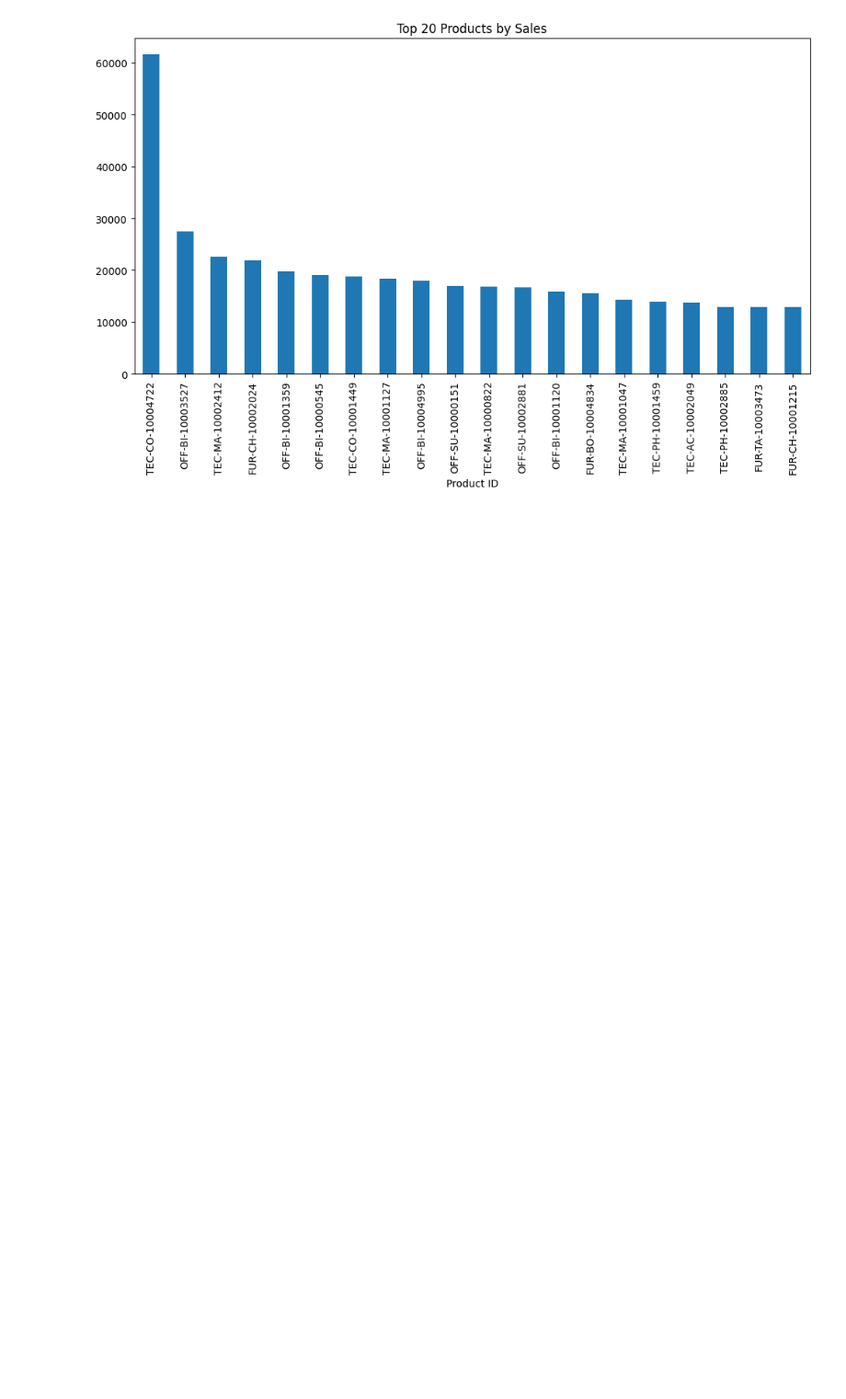
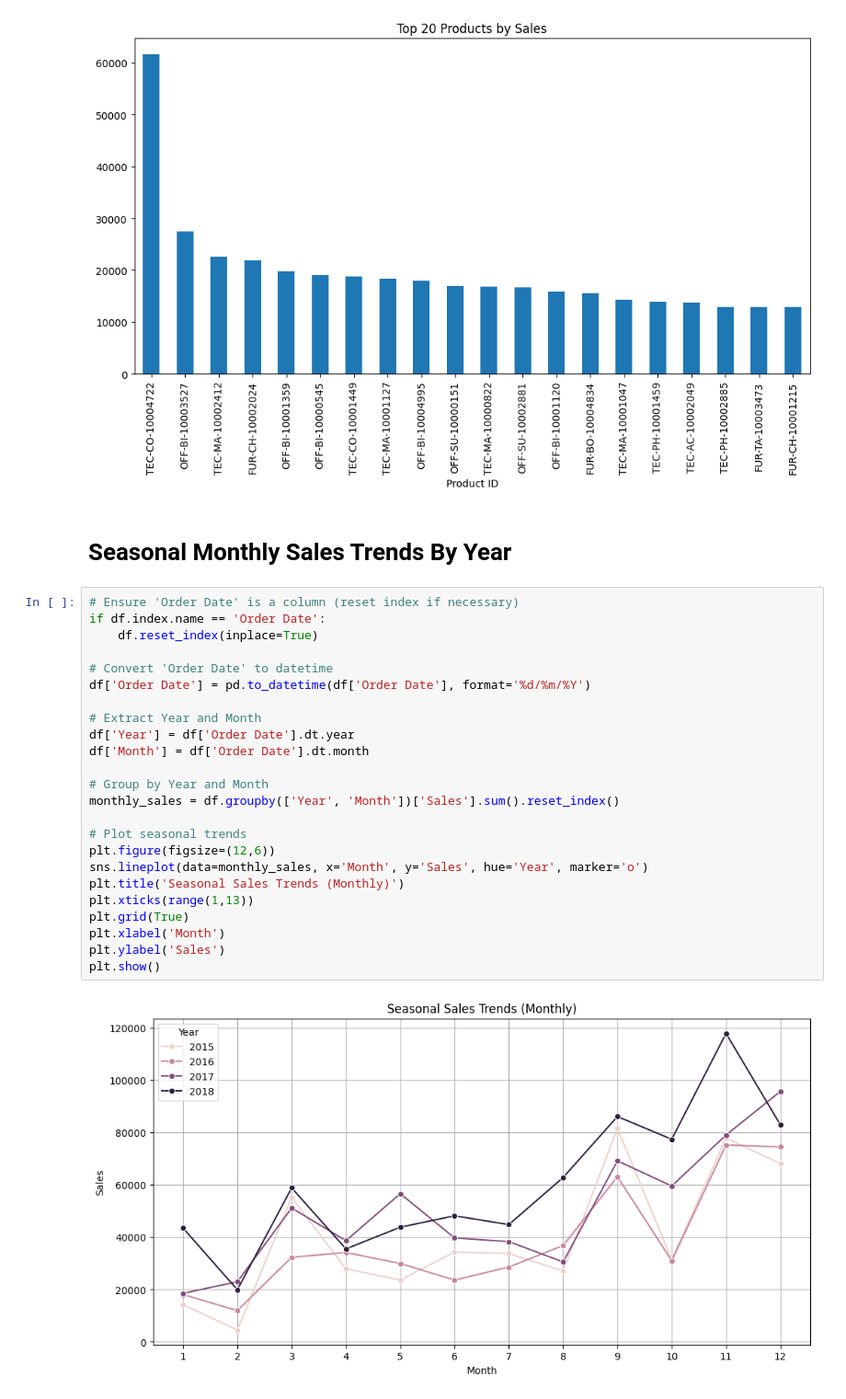
Before and after one commit to sulemantech/sales-forecasting-ml, a Jupyter notebook: sales-forecating.ipynb, the cells around one changed output. Shown at 92% size. Saved outputs shown, nothing was run; the diff lists cells and outputs as text; blank space fills up the shorter version.

```diff
--- a/sales-forecating.ipynb
+++ b/sales-forecating.ipynb
@@ -100,3 +127,31 @@ top_products.plot(kind='bar', figsize=(12,6), title='Top 20 Products by Sales')
 # %% [output]
 <Axes: title={'center': 'Top 20 Products by Sales'}, xlabel='Product ID'>
 [figure]
+# %% [markdown]
+# Seasonal Monthly Sales Trends By Year
+# %%
+# Ensure 'Order Date' is a column (reset index if necessary)
+if df.index.name == 'Order Date':
+    df.reset_index(inplace=True)
+
+# Convert 'Order Date' to datetime
+df['Order Date'] = pd.to_datetime(df['Order Date'], format='%d/%m/%Y')
+
+# Extract Year and Month
+df['Year'] = df['Order Date'].dt.year
+df['Month'] = df['Order Date'].dt.month
+
+# Group by Year and Month
+monthly_sales = df.groupby(['Year', 'Month'])['Sales'].sum().reset_index()
+
+# Plot seasonal trends
+plt.figure(figsize=(12,6))
+sns.lineplot(data=monthly_sales, x='Month', y='Sales', hue='Year', marker='o')
+plt.title('Seasonal Sales Trends (Monthly)')
+plt.xticks(range(1,13))
+plt.grid(True)
+plt.xlabel('Month')
+plt.ylabel('Sales')
+plt.show()
+# %% [output]
+[figure, added]
```
Also changed, not shown: parts of 15 cells of this notebook.
